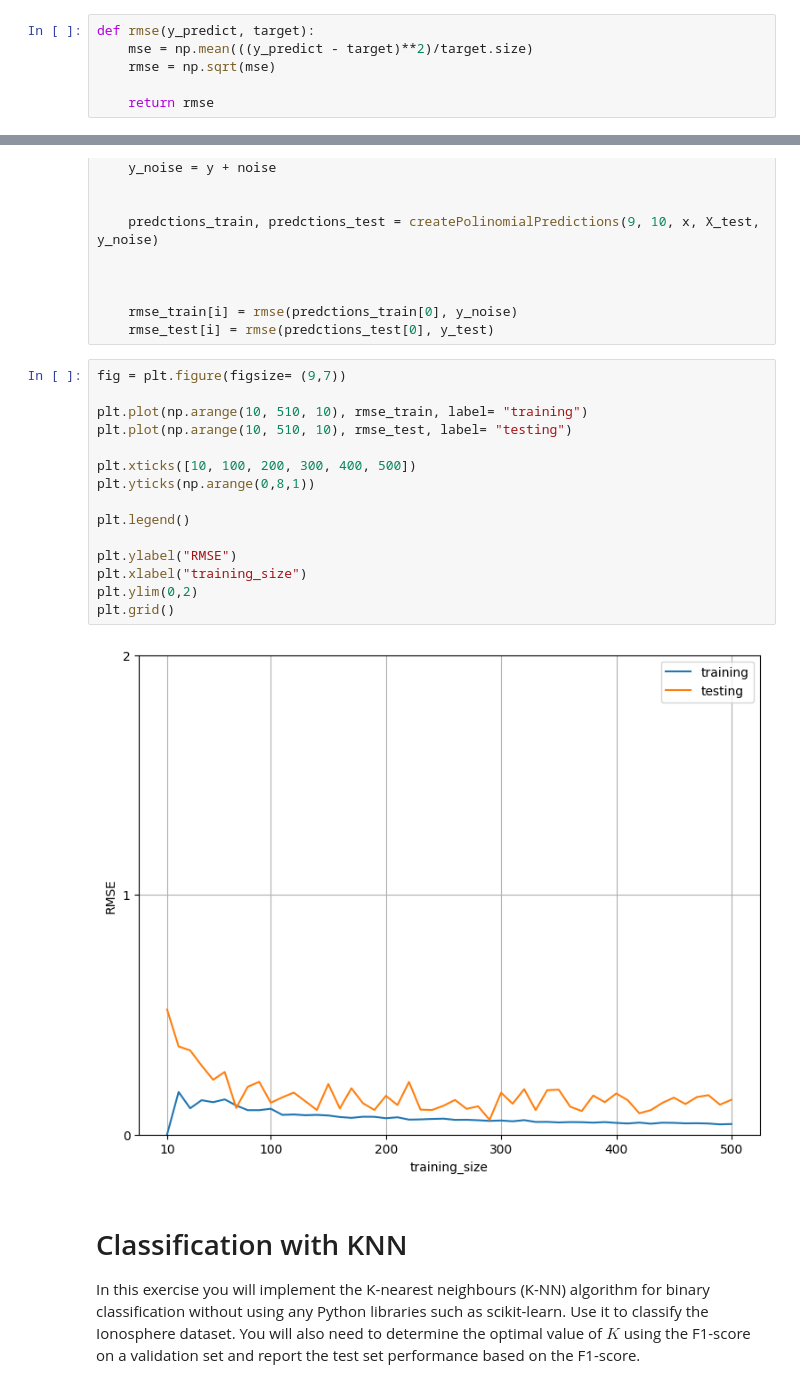
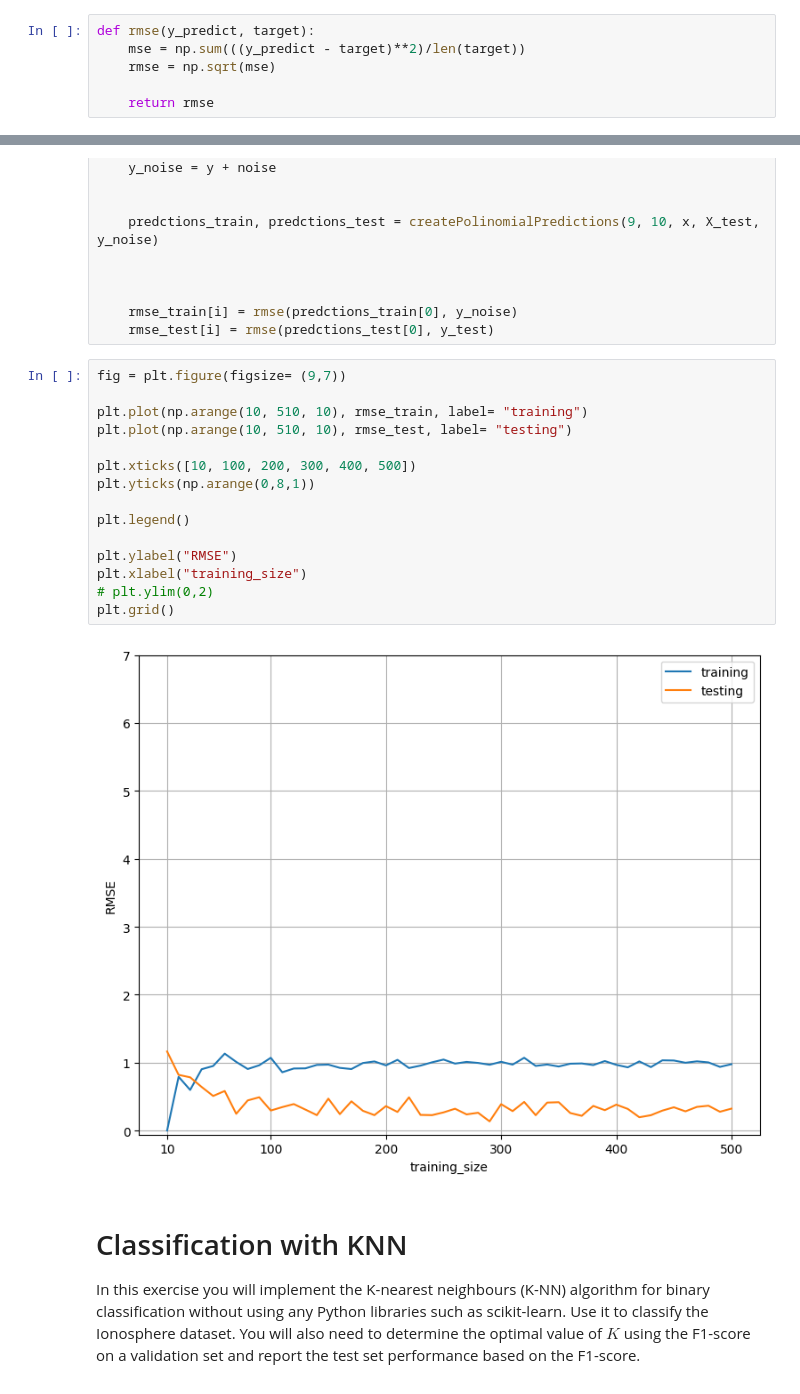
Before and after one commit to davi-dressler/fgv_tacd, a Jupyter notebook: fgv-class-2026-tarefa-2/708024.ipynb, the cells around one changed output, grey strips where cells are left out. Drawn from its saved outputs; the diff is of its cells as text.

```diff
--- a/fgv-class-2026-tarefa-2/708024.ipynb
+++ b/fgv-class-2026-tarefa-2/708024.ipynb
@@ -100,7 +97,7 @@ def lr_pseudo_inverse(X, y):
     return w
 # %%
 def rmse(y_predict, target):
-    mse = np.mean(((y_predict - target)**2)/target.size)
+    mse = np.sum(((y_predict - target)**2)/len(target))
     rmse = np.sqrt(mse)
 
     return rmse
@@ -191,20 +187,20 @@ for i in range(N.size):
 # %%
 fig = plt.figure(figsize= (9,7))
 
 plt.plot(np.arange(10, 510, 10), rmse_train, label= "training")
 plt.plot(np.arange(10, 510, 10), rmse_test, label= "testing")
 
 plt.xticks([10, 100, 200, 300, 400, 500])
 plt.yticks(np.arange(0,8,1))
 
 plt.legend()
 
 plt.ylabel("RMSE")
 plt.xlabel("training_size")
-plt.ylim(0,2)
+# plt.ylim(0,2)
 plt.grid()
 # %% [output]
-[figure, old version]
+[figure, new version]
 # %% [markdown]
 # Classification with KNN
 In this exercise you will implement the K-nearest neighbours (K-NN) algorithm for binary classification without using any Python libraries such as scikit-learn. Use it to classify the Ionosphere dataset. You will also need to determine the optimal value of $K$ using the F1-score on a validation set and report the test set performance based on the F1-score.
```
Also changed, not shown: parts of 7 cells of this notebook, 7 other files.
